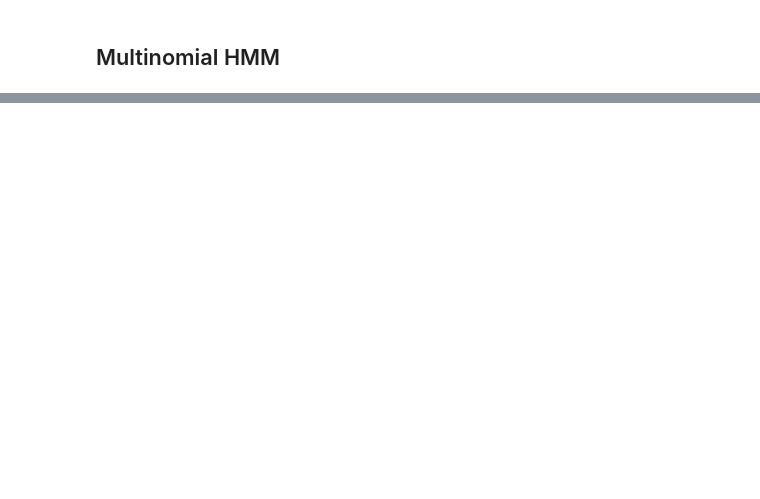
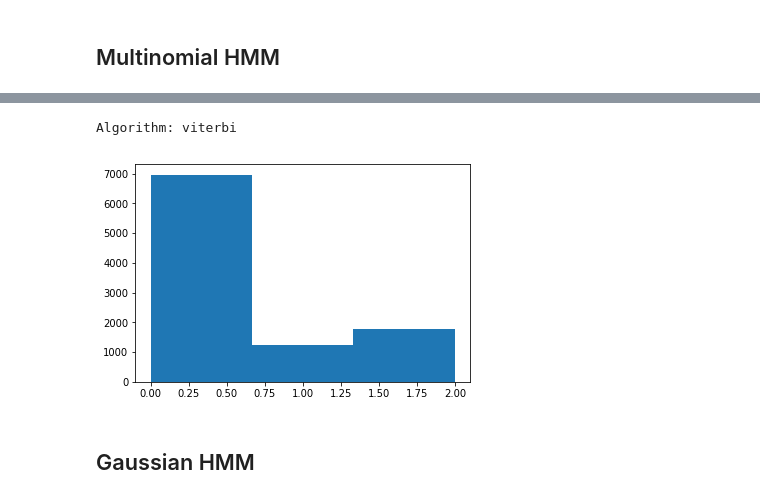
Before and after one commit to iwasakishuto/Kerasy, a Jupyter notebook: examples/HMM.ipynb, the cells around one changed output, grey strips where cells are left out. Cells and saved outputs as stored; diff of their text form; code cells hidden in the pictures; blank space fills up the shorter version.

```diff
--- a/examples/HMM.ipynb
+++ b/examples/HMM.ipynb
@@ -186,0 +105,4 @@ array([[0.59492583, 0.23374357, 0.1713306 ],
+# %%
+model = BinomialHMM(n_hstates, random_state=seed)
+# %%
+samples = rnd.uniform(low=1,high=100, size=(n_samples, n_features)).astype(int)
@@ -186,0 +122,8 @@ array([[0.59492583, 0.23374357, 0.1713306 ],
+# %%
+plt.hist(model.predict(samples), bins=n_hstates)
+plt.show()
+# %% [output]
+Algorithm: viterbi
+[figure, added]
+# %% [markdown]
+## Gaussian HMM
```
Also changed, not shown: parts of 45 cells of this notebook, 1 other file.
